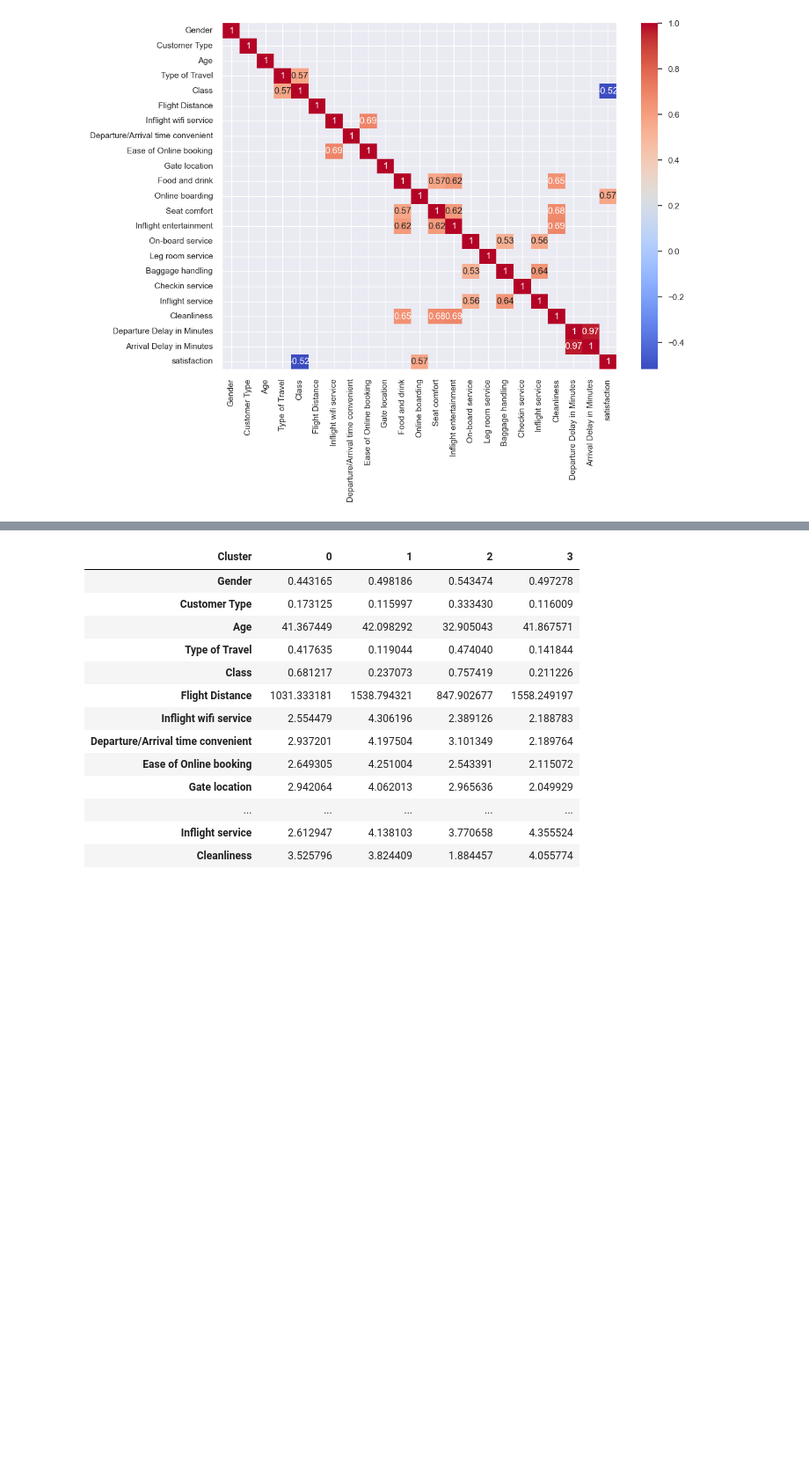
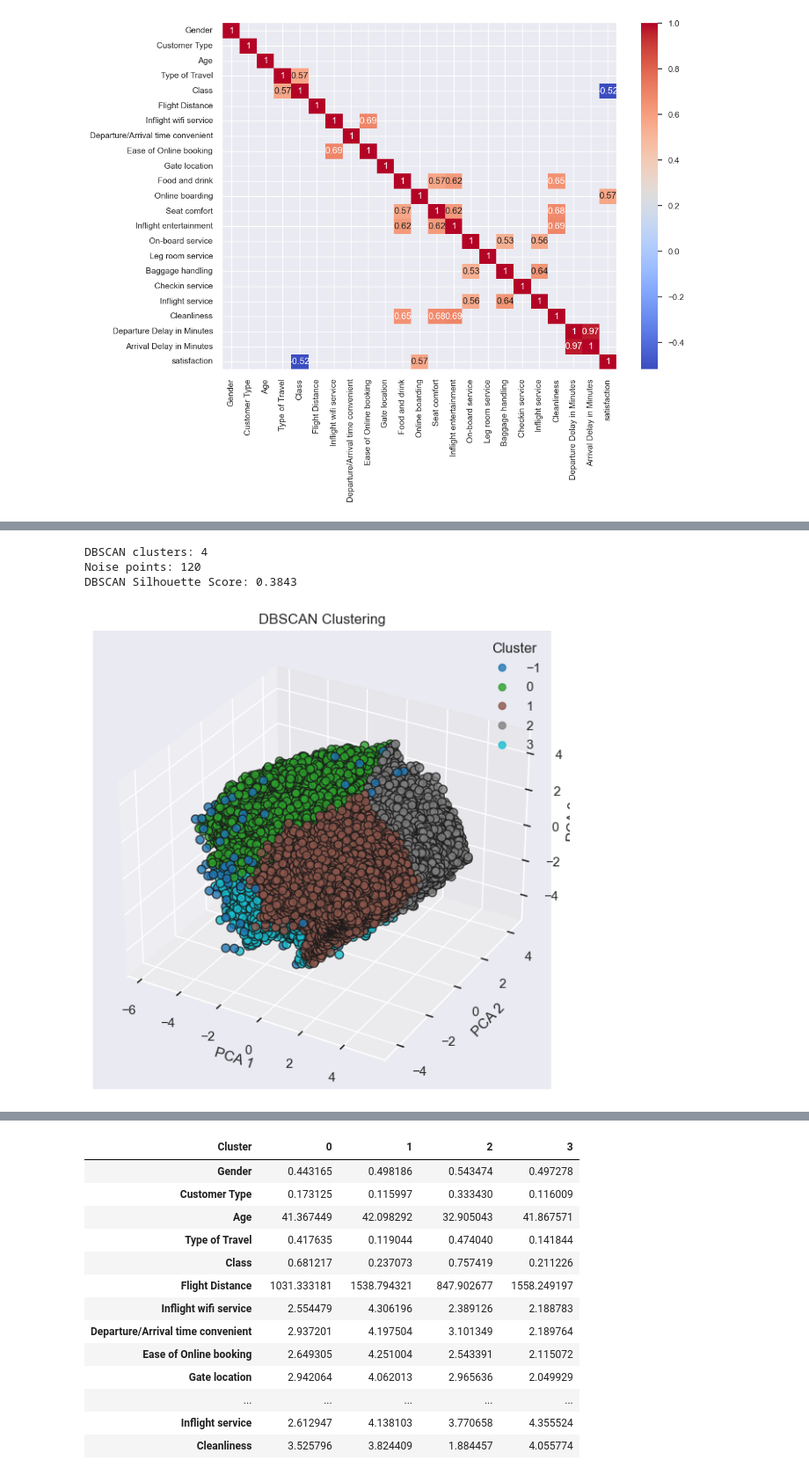
Before and after one commit to PavelMaltese/data-clustering, a Jupyter notebook: clustering.ipynb, the cells around one changed output, grey strips where cells are left out. Shown at 88% size. Cells and saved outputs as stored; diff of their text form; code cells hidden in the pictures; blank space fills up the shorter version.

```diff
--- a/clustering.ipynb
+++ b/clustering.ipynb
@@ -148,0 +186,62 @@ plt.show()
+# %%
+# DBSCAN кластеризация
+dbscan = DBSCAN(eps=0.5, min_samples=10)
+
+dbscan_clusters = dbscan.fit_predict(data_pca)
+
+# Количество кластеров
+n_clusters = len(set(dbscan_clusters)) - (1 if -1 in dbscan_clusters else 0)
+
+print("DBSCAN clusters:", n_clusters)
+
+# Количество шумовых точек
+noise_points = list(dbscan_clusters).count(-1)
+
+print("Noise points:", noise_points)
+
+# Silhouette score для DBSCAN
+mask = dbscan_clusters != -1
+
+if len(set(dbscan_clusters[mask])) > 1:
+
+    dbscan_score = silhouette_score(
+        data_pca[mask],
+        dbscan_clusters[mask]
+    )
+
+    print("DBSCAN Silhouette Score:", round(dbscan_score, 4))
+
+else:
+    print("Недостаточно кластеров для silhouette score")
+# %% [output]
+DBSCAN clusters: 4
+Noise points: 120
+DBSCAN Silhouette Score: 0.3843
+# %%
+# Визуализация DBSCAN
+fig = plt.figure(figsize=(10,7))
+
+ax = fig.add_subplot(111, projection='3d')
+
+scatter = ax.scatter(
+    data_pca['col1'],
+    data_pca['col2'],
+    data_pca['col3'],
+    c=dbscan_clusters,
+    cmap='tab10',
+    s=50,
+    edgecolor='k',
+    alpha=0.8
+)
+
+ax.set_title("DBSCAN Clustering")
+
+ax.set_xlabel('PCA 1')
+ax.set_ylabel('PCA 2')
+ax.set_zlabel('PCA 3')
+
+plt.legend(*scatter.legend_elements(), title="Cluster")
+
+plt.show()
+# %% [output]
+[figure, added]
```
Also changed, not shown: parts of 8 cells of this notebook.
